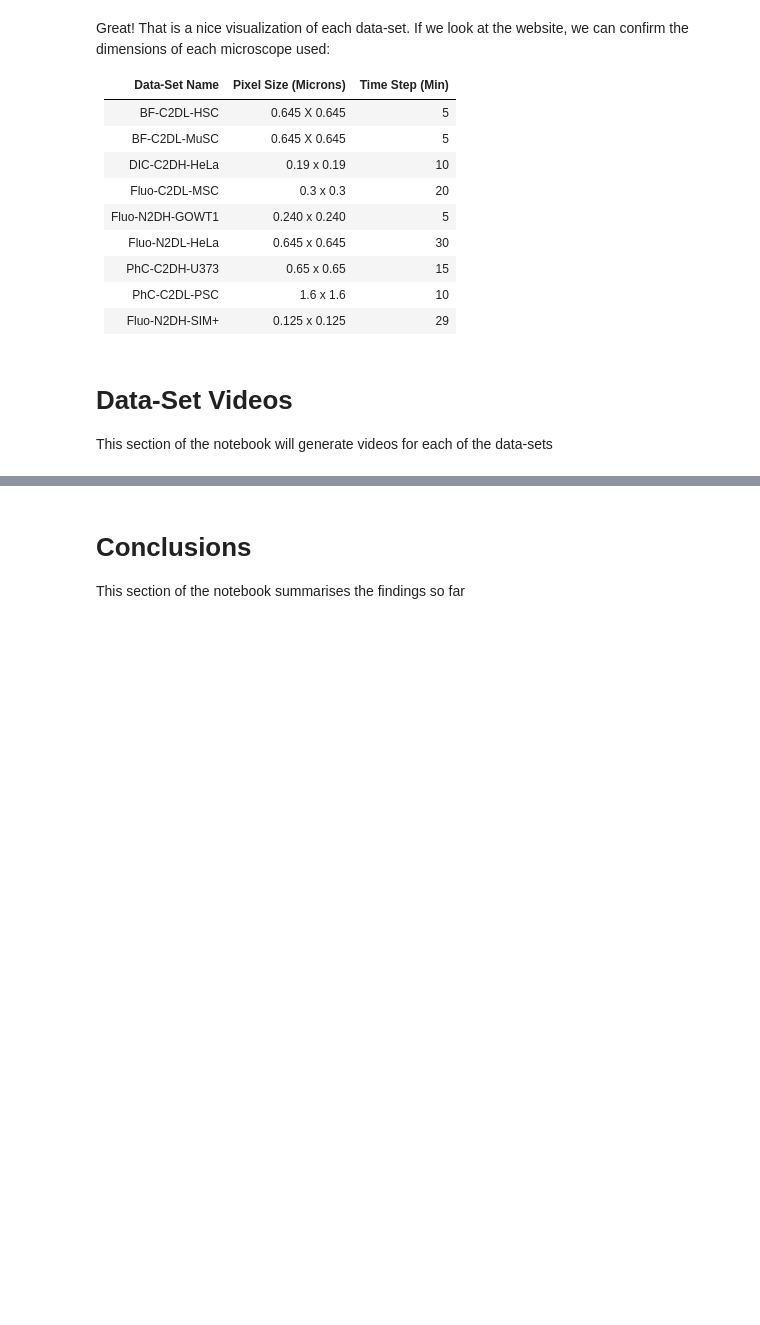
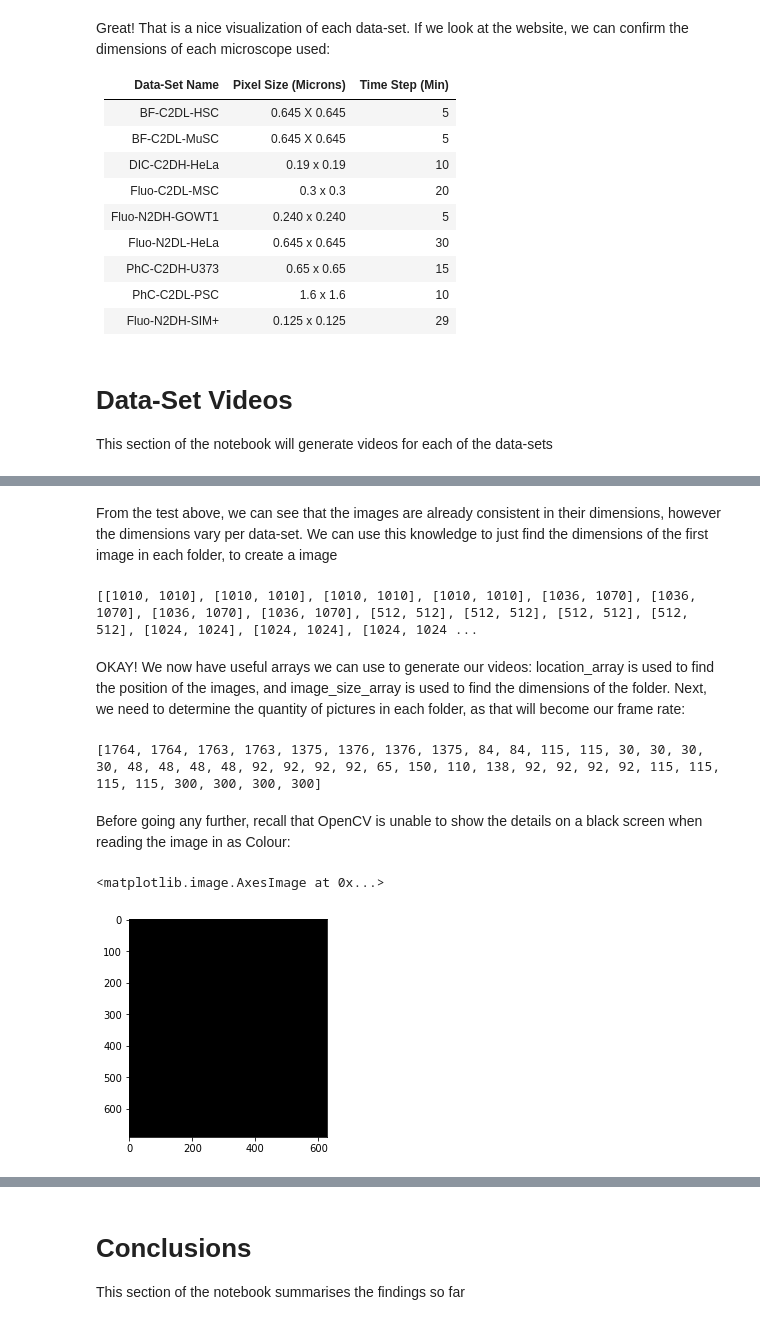
Before and after one commit to alexgoudemond/COMP700, a Jupyter notebook: Data-Set Exploration.ipynb, the cells around one changed output, grey strips where cells are left out. Saved outputs shown, nothing was run; the diff lists cells and outputs as text; code cells hidden in the pictures; blank space fills up the shorter version.

```diff
--- a/Data-Set Exploration.ipynb
+++ b/Data-Set Exploration.ipynb
@@ -499,0 +570,65 @@ Each video (for Training and Challenge) will be saved here
+# %% [markdown]
+From the test above, we can see that the images are already consistent in their dimensions, however the dimensions vary per data-set. We can use this knowledge to just find the dimensions of the first image in each folder, to create a image
+# %%
+image_size_array = []
+
+path = walk(current_directory + "\\" + data_sets) # reset path
+
+i = -1 # will grow from 0 to 39
+for root, dirs, files in path:
+    for item in files:
+        if ("man_" not in item) and (".zip" not in item):
+            # update on first element only
+            if ("t0000.tif" == item) or ("t000.tif" == item):
+                i += 1
+
+            img = cv2.imread( (location_array[i] + item), cv2.IMREAD_GRAYSCALE)
+            (x, y) = img.shape
+
+            image_size_array.append([x, y])
+            break
+
+
+        # skip "man_" images
+        else:
+            break
+
+print(image_size_array)
+# %% [output]
+[[1010, 1010], [1010, 1010], [1010, 1010], [1010, 1010], [1036, 1070], [1036, 1070], [1036, 1070], [1036, 1070], [512, 512], [512, 512], [512, 512], [512, 512], [1024, 1024], [1024, 1024], [1024, 1024 ...
+# %% [markdown]
+OKAY! We now have useful arrays we can use to generate our videos: location_array is used to find the position of the images, and image_size_array is used to find the dimensions of the folder. Next, we need to determine the quantity of pictures in each folder, as that will become our frame rate:
+# %%
+quantity_images_per_folder = []
+
+path = walk(current_directory + "\\" + data_sets) # reset path
+
+count = 0
+for root, dirs, files in path:
+    for item in files:
+        if ("man_" not in item) and (".zip" not in item):
+            count += 1
+
+        # skip "man_" images
+        else:
+            break
+    # zero from previous cycle, thus item is empty
+    if (count != 0):
+        quantity_images_per_folder.append(count)
+    count = 0 # reset
+
+print(quantity_images_per_folder)
+# %% [output]
+[1764, 1764, 1763, 1763, 1375, 1376, 1376, 1375, 84, 84, 115, 115, 30, 30, 30, 30, 48, 48, 48, 48, 92, 92, 92, 92, 65, 150, 110, 138, 92, 92, 92, 92, 115, 115, 115, 115, 300, 300, 300, 300]
+# %% [markdown]
+Before going any further, recall that OpenCV is unable to show the details on a black screen when reading the image in as Colour:
+# %%
+path = walk(current_directory + "\\DataSetExploration\\SimulatedSamples")
+
+img = cv2.imread( current_directory + "\\DataSetExploration\\SimulatedSamples\\t000.tif" )
+# img = cv2.cvtColor(img, cv2.COLOR_RGB2BGR)
+# img = cv2.cvtColor(img, cv2.COLOR_BGR2RGB)
+plt.imshow(img)
+# %% [output]
+<matplotlib.image.AxesImage at 0x...>
+[figure, added]
```
Also changed, not shown: parts of 29 cells of this notebook, 5 other files.
